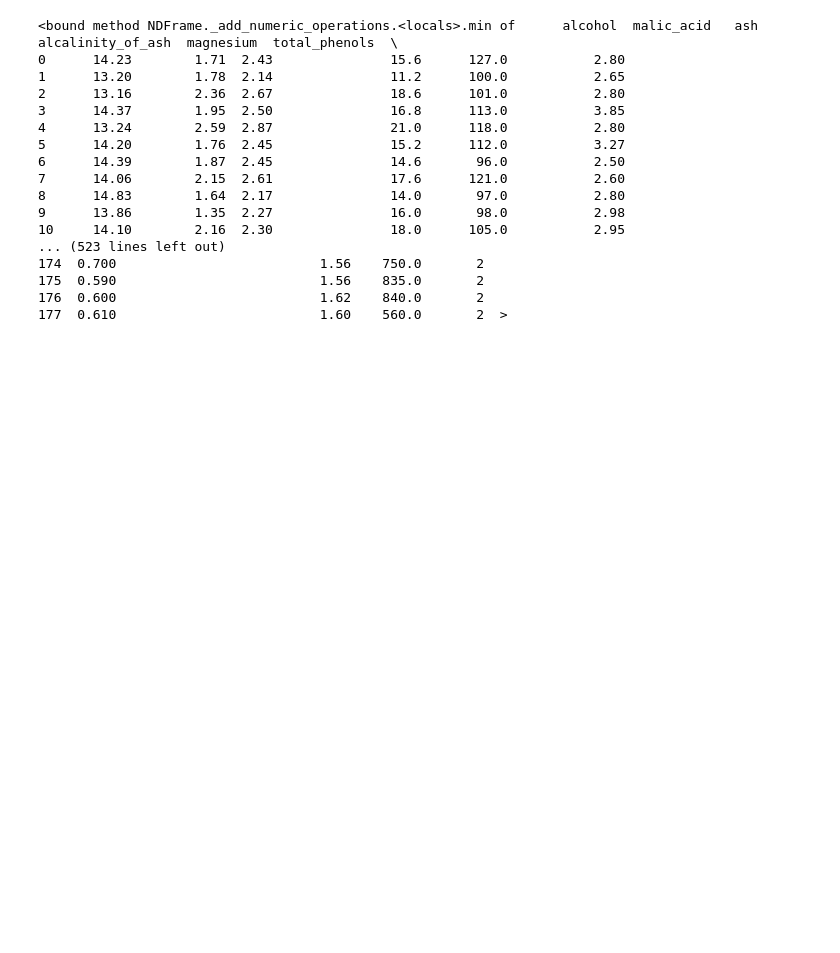
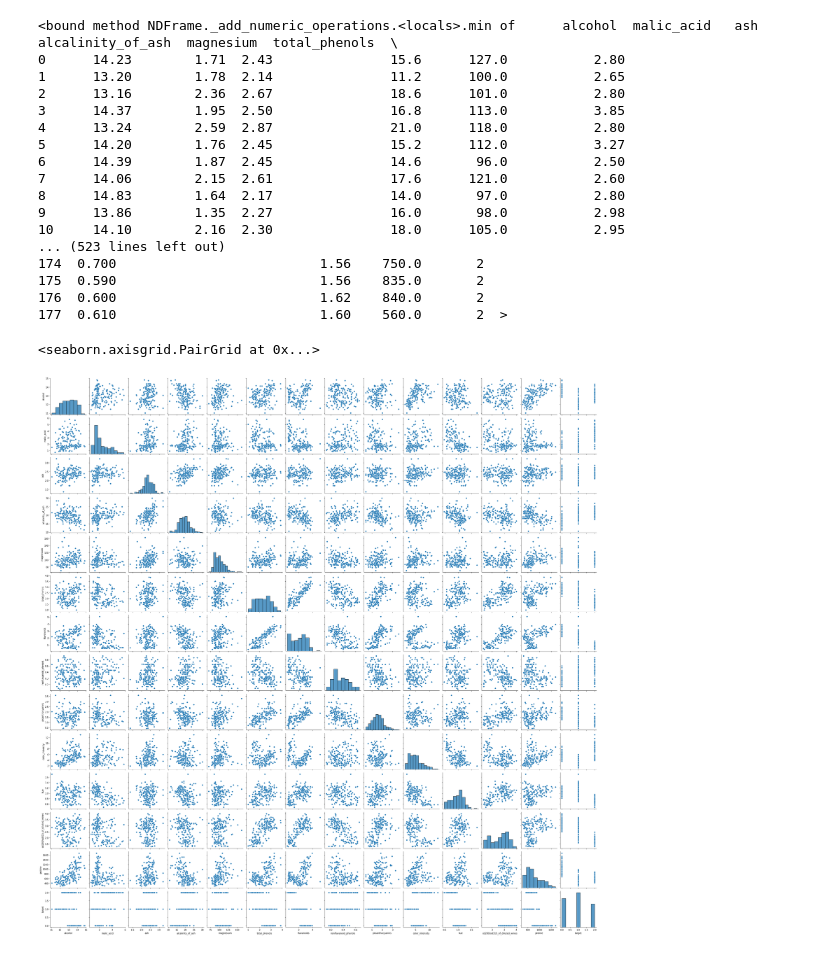
Before and after one commit to G100A008/C, a Jupyter notebook: G100A008_EDA.ipynb, the cells around one changed output. Cells and saved outputs as stored; diff of their text form; code cells hidden in the pictures; blank space fills up the shorter version.

```diff
--- a/G100A008_EDA.ipynb
+++ b/G100A008_EDA.ipynb
@@ -330,3 +330,9 @@ df.min
 175  0.590                          1.56    835.0       2
 176  0.600                          1.62    840.0       2
 177  0.610                          1.60    560.0       2  >
+# %%
+import seaborn as sns
+sns.pairplot(df)
+# %% [output]
+<seaborn.axisgrid.PairGrid at 0x...>
+[figure, added]
```
Also changed, not shown: parts of 4 cells of this notebook.
